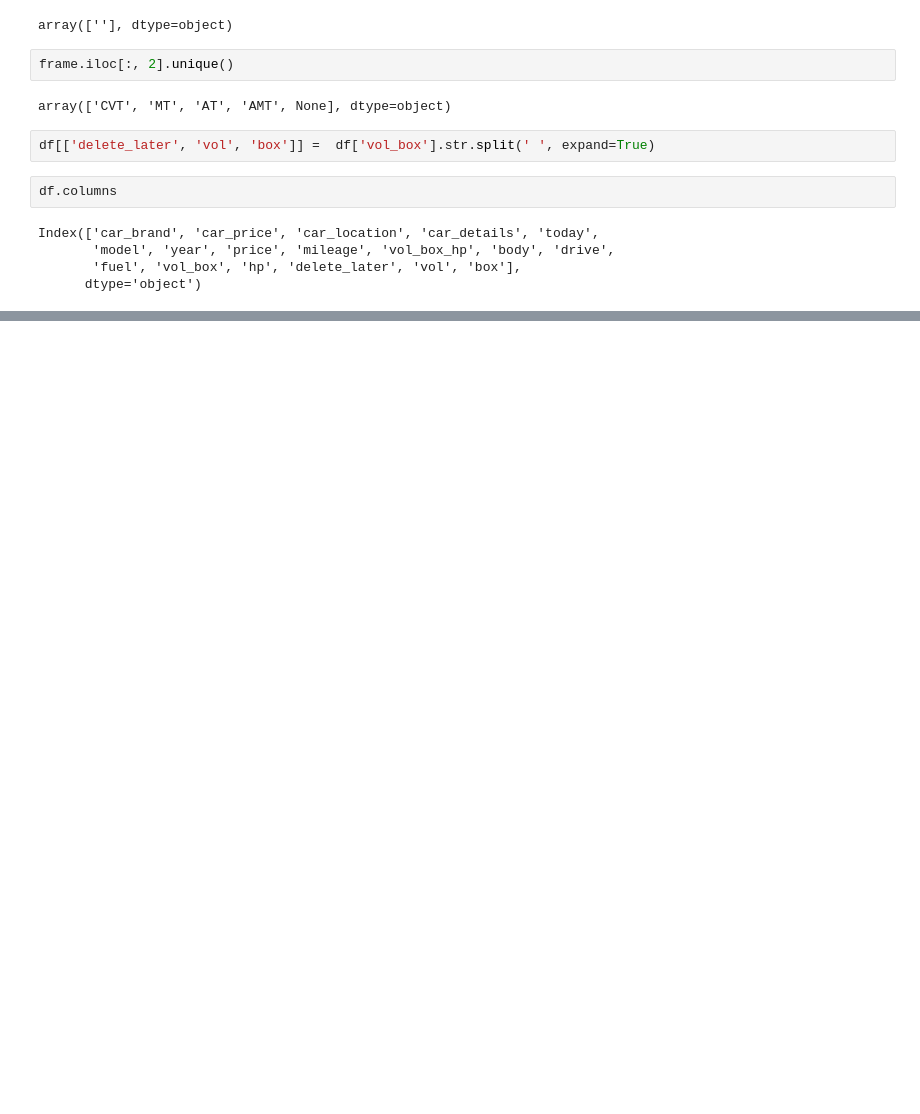
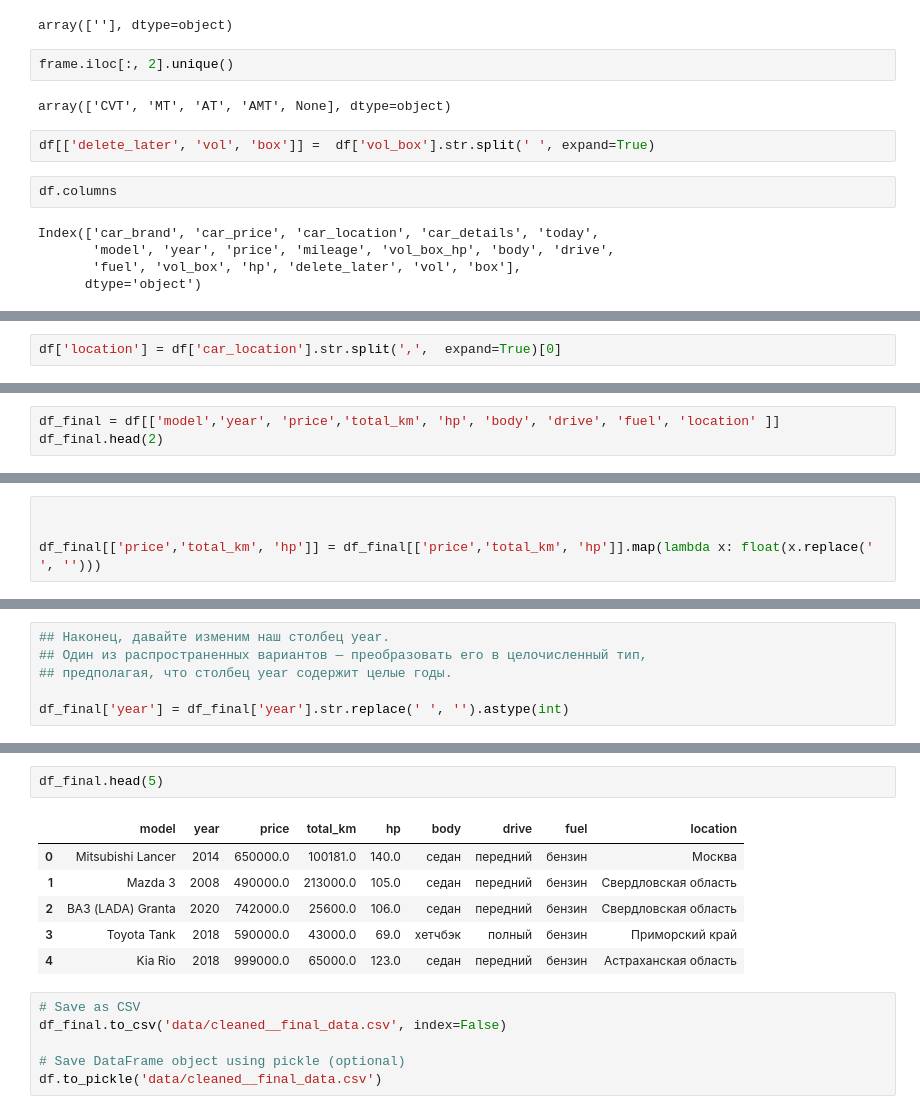
Before and after one commit to iskakanartur/car_data_analysis, a Jupyter notebook: cars.ipynb, the cells around one changed output, grey strips where cells are left out. Saved outputs shown, nothing was run; the diff lists cells and outputs as text; blank space fills up the shorter version.

Commit message:
data_cleaning_final

```diff
--- a/cars.ipynb
+++ b/cars.ipynb
@@ -659,0 +728,2 @@ Name: car_location, dtype: object
+# %%
+df['location'] = df['car_location'].str.split(',',  expand=True)[0]
@@ -659,0 +761,3 @@ Name: car_location, dtype: object
+# %%
+df_final = df[['model','year', 'price','total_km', 'hp', 'body', 'drive', 'fuel', 'location' ]]
+df_final.head(2)
@@ -659,0 +935,4 @@ Name: car_location, dtype: object
+# %%
+
+
+df_final[['price','total_km', 'hp']] = df_final[['price','total_km', 'hp']].map(lambda x: float(x.replace(' ', '')))
@@ -659,0 +964,6 @@ Name: car_location, dtype: object
+# %%
+## Наконец, давайте изменим наш столбец year.
+## Один из распространенных вариантов — преобразовать его в целочисленный тип,
+## предполагая, что столбец year содержит целые годы.
+
+df_final['year'] = df_final['year'].str.replace(' ', '').astype(int)
@@ -659,0 +1007,15 @@ Name: car_location, dtype: object
+# %%
+df_final.head(5)
+# %% [output]
+|  | model | year | price | total_km | hp | body | drive | fuel | location |
+| 0 | Mitsubishi Lancer | 2014 | 650000.0 | 100181.0 | 140.0 | седан | передний | бензин | Москва |
+| 1 | Mazda 3 | 2008 | 490000.0 | 213000.0 | 105.0 | седан | передний | бензин | Свердловская область |
+| 2 | ВАЗ (LADA) Granta | 2020 | 742000.0 | 25600.0 | 106.0 | седан | передний | бензин | Свердловская область |
+| 3 | Toyota Tank | 2018 | 590000.0 | 43000.0 | 69.0 | хетчбэк | полный | бензин | Приморский край |
+| 4 | Kia Rio | 2018 | 999000.0 | 65000.0 | 123.0 | седан | передний | бензин | Астраханская область |
+# %%
+# Save as CSV
+df_final.to_csv('data/cleaned__final_data.csv', index=False)
+
+# Save DataFrame object using pickle (optional)
+df.to_pickle('data/cleaned__final_data.csv')
```
Also changed, not shown: parts of 61 cells of this notebook, 2 other files.
